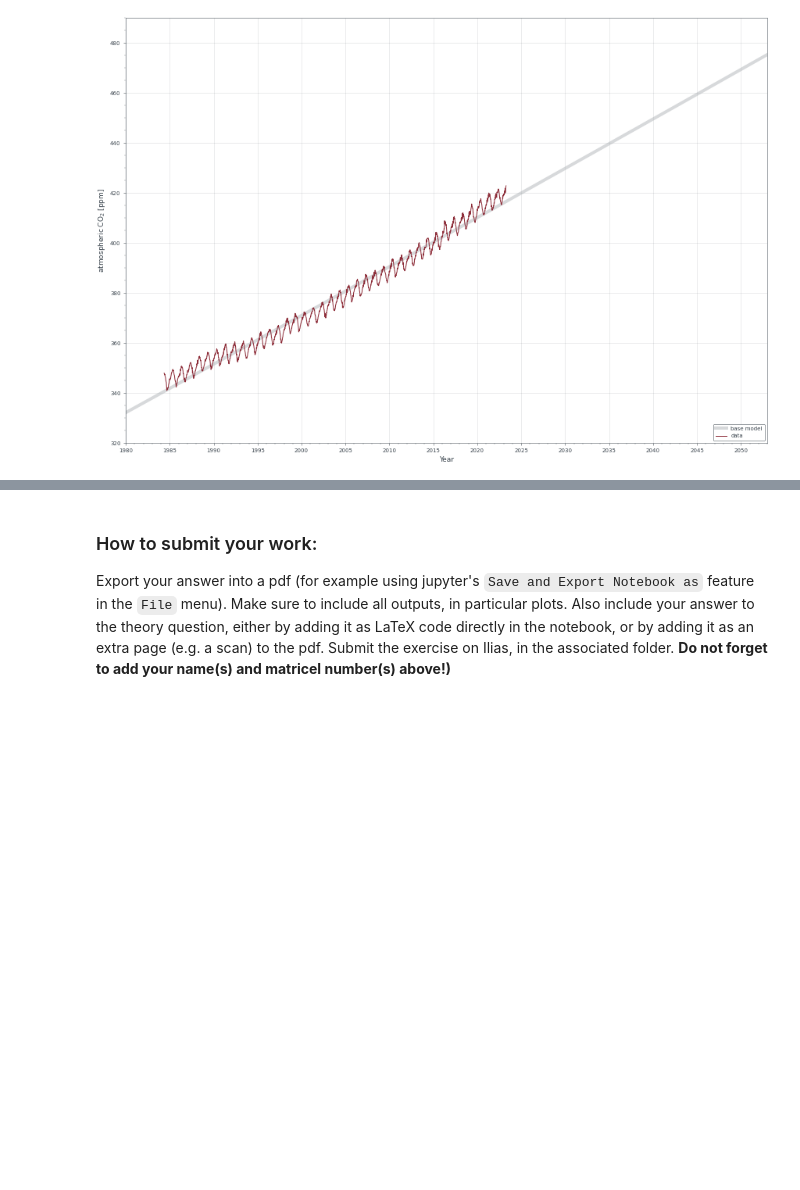
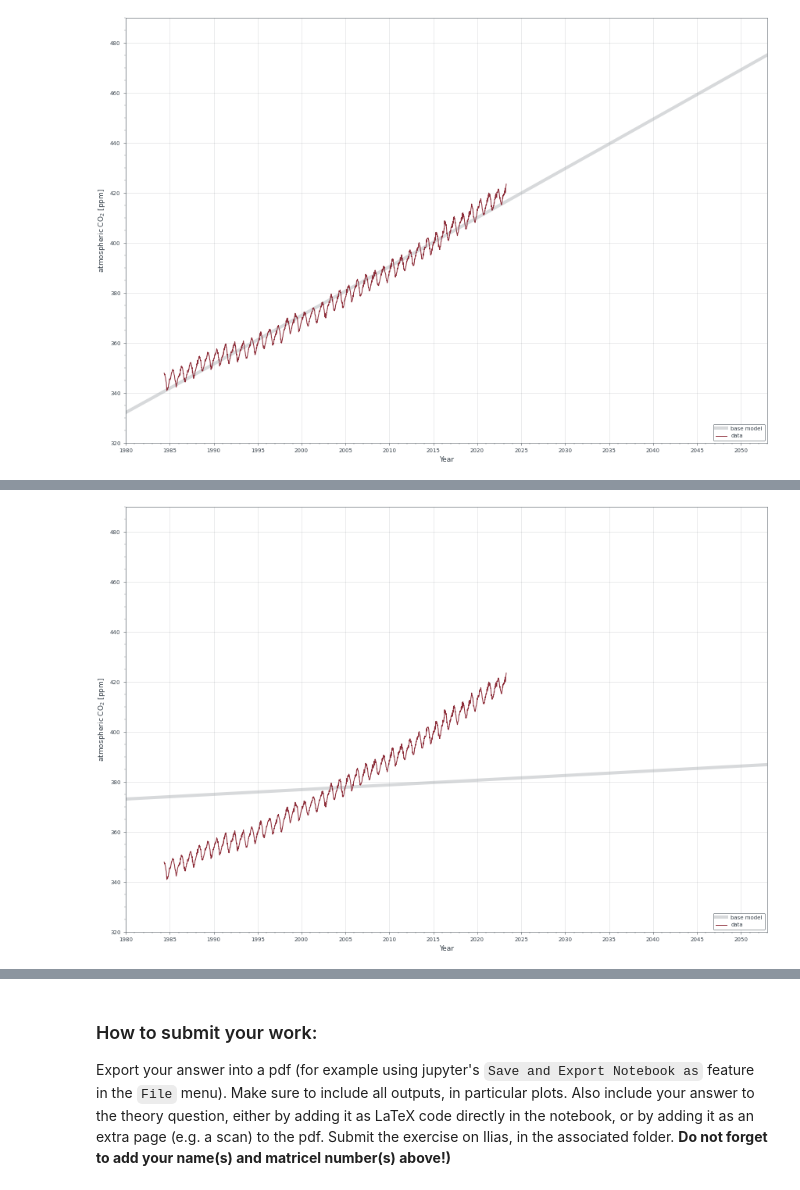
Before and after one commit to Bozcomlekci/PML, a Jupyter notebook: Ex01.ipynb, the cells around one changed output, grey strips where cells are left out. Saved outputs shown, nothing was run; the diff lists cells and outputs as text; code cells hidden in the pictures; blank space fills up the shorter version.

```diff
--- a/Ex01.ipynb
+++ b/Ex01.ipynb
@@ -188,0 +204,79 @@ simple polynomial of degree 2 regression has train RMSE 3.06
+# %%
+# Fit a multilayer perceptron to the X data using PyTorch.
+import torch
+import torch.nn as nn
+import torch.nn.functional as F
+import torch.optim as optim
+import numpy as np
+from IPython.display import clear_output
+%matplotlib inline
+
+def visualize(net, X, Y):
+    clear_output(wait=True)
+    # Plot on the test data
+    fig, ax = plt.subplots()
+    # Change figure size
+    fig.set_size_inches(12, 8)
+    x = np.linspace(1980, 2053, 200)
+    x_tensor = torch.tensor(x, dtype=torch.float).reshape(-1, 1)
+    ax.plot(x, net(x_tensor).detach().squeeze().numpy(), color=rgb.tue_gray,
+            lw=4, alpha=0.5, label="base model")
+    ax.plot(X, Y, label="data")
+
+    ax.set_xlabel("Year")
+    ax.set_ylabel("atmospheric CO$_2$ [ppm]")
+    ax.xaxis.set_major_locator(ticker.MultipleLocator(5))
+    ax.xaxis.set_minor_locator(ticker.MultipleLocator(1))
+    ax.yaxis.set_major_locator(ticker.MultipleLocator(20))
+    ax.yaxis.set_minor_locator(ticker.MultipleLocator(5))
+    ax.set_xlim([1980, 2053])
+    ax.set_ylim([320, 490])
+    ax.grid(which="major", axis="both")
+    ax.legend(loc="lower right", framealpha=1, facecolor="w")
+
+    plt.show();
+
+
+# Define the model.
+class SimpleMLP(nn.Module):
+    def __init__(self, input_size=1, hidden_size=128, output_size=1):
+        super(SimpleMLP, self).__init__()
+        self.fc1 = nn.Linear(input_size, hidden_size, dtype=torch.float, bias=True)
+        self.fc2 = nn.Linear(hidden_size, hidden_size, dtype=torch.float, bias=True)
+        self.fc3 = nn.Linear(hidden_size, output_size, dtype=torch.float, bias=True)
+
+    def forward(self, x):
+        x = F.leaky_relu(self.fc1(x))
+        x = F.leaky_relu(self.fc2(x))
+        x = self.fc3(x)
+        return x
+
+def mse_loss(Y, Yhat):
+    return (((Y - Yhat) ** 2).mean())**0.5
+
+net = SimpleMLP(hidden_size=10)
+
+# Define the optimizer.
+optimizer = optim.Adam(net.parameters(), lr=0.01)
+
+# Convert the data to tensors.
+X_tensor = torch.tensor(X.values, dtype=torch.float).reshape(-1, 1)
+Y_tensor= torch.tensor(Y.values, dtype=torch.float).reshape(-1, 1)
+
+# Train the model.
+for epoch in range(100):
+    optimizer.zero_grad()
+    output = net(X_tensor)
+    loss_optim = mse_loss(Y_tensor, output)
+    print(f"Epoch {epoch} has loss {loss_optim.item():0.2f}")
+    if epoch % 5 == 0:
+        visualize(net, X, Y)
+    loss_optim.backward()
+    optimizer.step()
+
+# Compute the RMSE.
+Ypred = net(X_tensor).detach().squeeze().numpy()
+
+print(f"simple MLP has train RMS {mse_loss(Y, Ypred):0.2f}")
+# %% [output]
+[figure, added]
```
Also changed, not shown: parts of 4 cells of this notebook.
